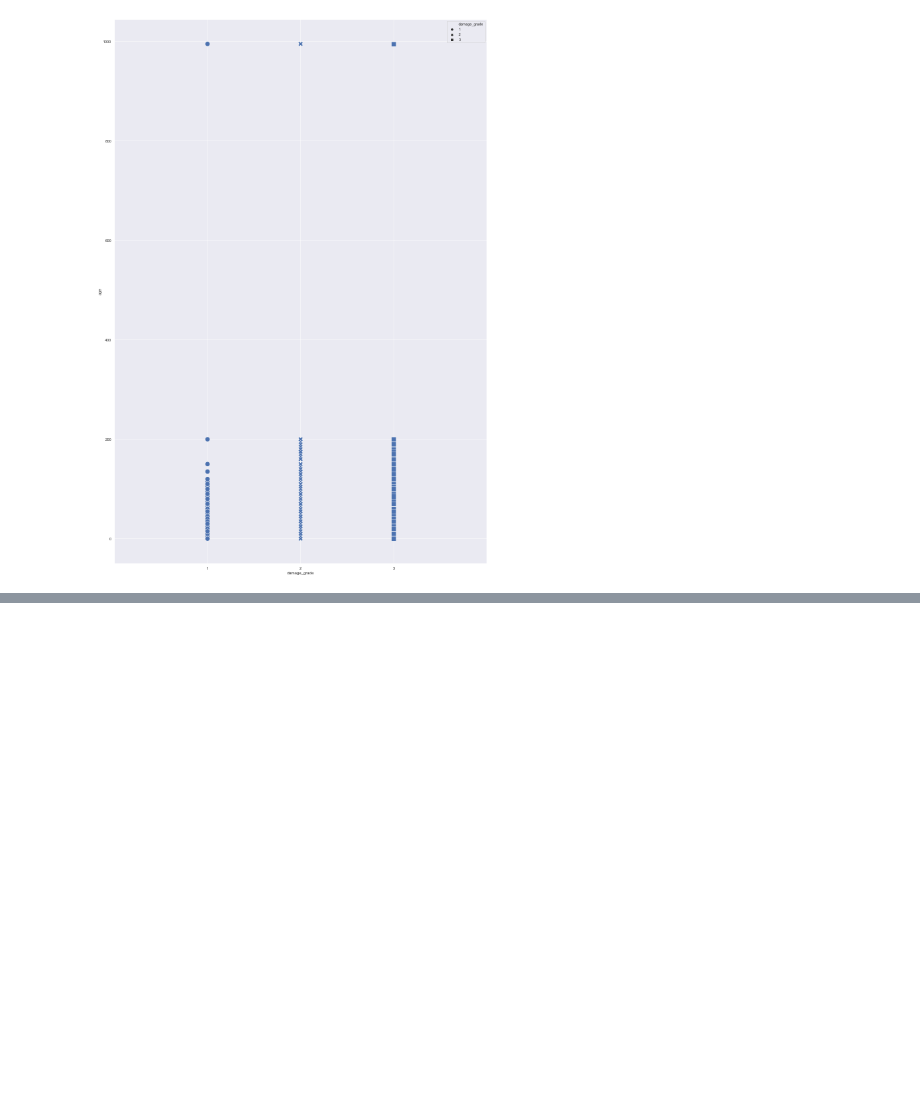
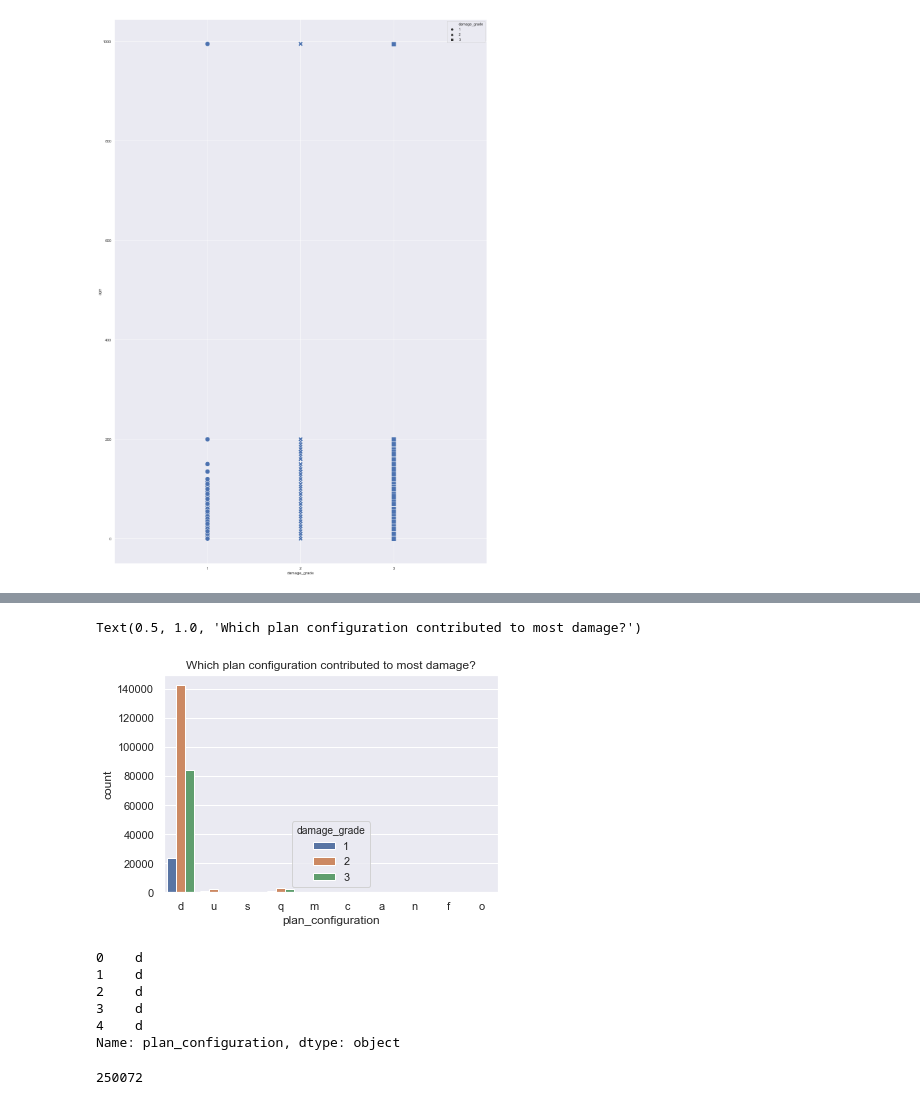
Before and after one commit to jshah39/DataSci, a Jupyter notebook: src/earthquake_shah.ipynb, the cells around one changed output, grey strips where cells are left out. Saved outputs shown, nothing was run; the diff lists cells and outputs as text; code cells hidden in the pictures; blank space fills up the shorter version.

Commit message:
Analysis on config plan

```diff
--- a/src/earthquake_shah.ipynb
+++ b/src/earthquake_shah.ipynb
@@ -105,0 +118,16 @@ plt.show()
+# %%
+ax = sb.countplot(x="plan_configuration", hue="damage_grade", data=combined_data)
+ax.set_title("Which plan configuration contributed to most damage?")
+# %% [output]
+Text(0.5, 1.0, 'Which plan configuration contributed to most damage?')
+[figure, added]
+# %%
+planConfigDf = combined_data['plan_configuration']
+planConfigDf.head()
+# %% [output]
+0    d
+1    d
+2    d
+3    d
+4    d
+Name: plan_configuration, dtype: object
@@ -105,0 +140,4 @@ plt.show()
+# %%
+len(dPlans)
+# %% [output]
+250072
```
Also changed, not shown: parts of 8 cells of this notebook.
